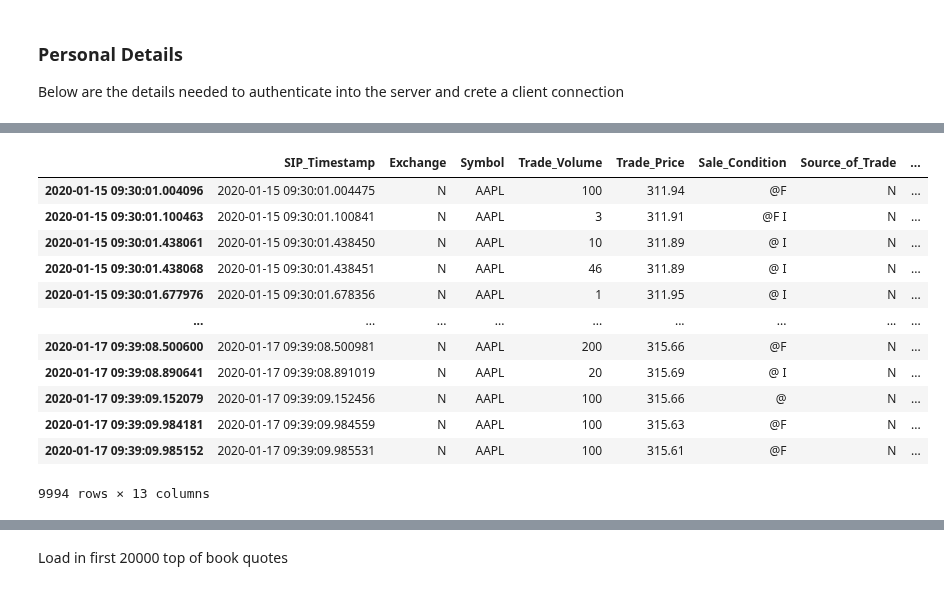
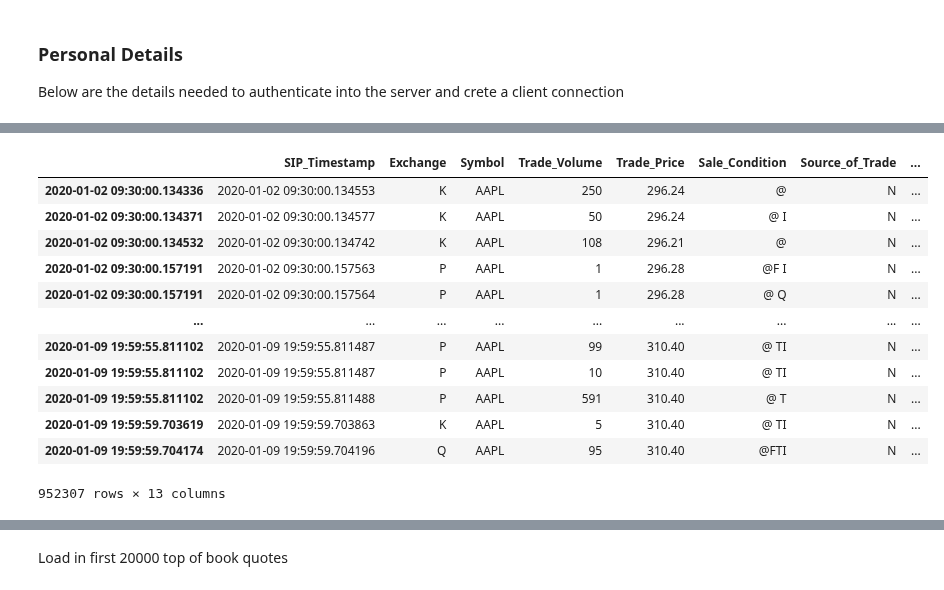
Before and after one commit to AMS-QF/TAQ-Data, a Jupyter notebook: Example_Data_NB.ipynb, the cells around one changed output, grey strips where cells are left out. Saved outputs shown, nothing was run; the diff lists cells and outputs as text; code cells hidden in the pictures.

```diff
--- a/Example_Data_NB.ipynb
+++ b/Example_Data_NB.ipynb
@@ -54,21 +56,21 @@ Trade Query for N AAPL 2020-01-15 2020-01-30
 INFO:paramiko.transport.sftp:[chan 1] Opened sftp connection (server version 3)
 # %%
-trades=pd.read_csv('data/AAPL_trades.csv',nrows=10000)
+trades=pd.read_csv('data/AAPL_trades.csv')
 trades=clean_trades(trades)
 trades.to_csv('data/cleaned_trades.csv')
 trades
 # %% [output]
 |  | SIP_Timestamp | Exchange | Symbol | Trade_Volume | Trade_Price | Sale_Condition | Source_of_Trade | ... |
-| 2020-01-15 09:30:01.004096 | 2020-01-15 09:30:01.004475 | N | AAPL | 100 | 311.94 | @F | N | ... |
-| 2020-01-15 09:30:01.100463 | 2020-01-15 09:30:01.100841 | N | AAPL | 3 | 311.91 | @F I | N | ... |
-| 2020-01-15 09:30:01.438061 | 2020-01-15 09:30:01.438450 | N | AAPL | 10 | 311.89 | @ I | N | ... |
-| 2020-01-15 09:30:01.438068 | 2020-01-15 09:30:01.438451 | N | AAPL | 46 | 311.89 | @ I | N | ... |
-| 2020-01-15 09:30:01.677976 | 2020-01-15 09:30:01.678356 | N | AAPL | 1 | 311.95 | @ I | N | ... |
+| 2020-01-02 09:30:00.134336 | 2020-01-02 09:30:00.134553 | K | AAPL | 250 | 296.24 | @ | N | ... |
+| 2020-01-02 09:30:00.134371 | 2020-01-02 09:30:00.134577 | K | AAPL | 50 | 296.24 | @ I | N | ... |
+| 2020-01-02 09:30:00.134532 | 2020-01-02 09:30:00.134742 | K | AAPL | 108 | 296.21 | @ | N | ... |
+| 2020-01-02 09:30:00.157191 | 2020-01-02 09:30:00.157563 | P | AAPL | 1 | 296.28 | @F I | N | ... |
+| 2020-01-02 09:30:00.157191 | 2020-01-02 09:30:00.157564 | P | AAPL | 1 | 296.28 | @ Q | N | ... |
 | ... | ... | ... | ... | ... | ... | ... | ... | ... |
-| 2020-01-17 09:39:08.500600 | 2020-01-17 09:39:08.500981 | N | AAPL | 200 | 315.66 | @F | N | ... |
-| 2020-01-17 09:39:08.890641 | 2020-01-17 09:39:08.891019 | N | AAPL | 20 | 315.69 | @ I | N | ... |
-| 2020-01-17 09:39:09.152079 | 2020-01-17 09:39:09.152456 | N | AAPL | 100 | 315.66 | @ | N | ... |
-| 2020-01-17 09:39:09.984181 | 2020-01-17 09:39:09.984559 | N | AAPL | 100 | 315.63 | @F | N | ... |
-| 2020-01-17 09:39:09.985152 | 2020-01-17 09:39:09.985531 | N | AAPL | 100 | 315.61 | @F | N | ... |
+| 2020-01-09 19:59:55.811102 | 2020-01-09 19:59:55.811487 | P | AAPL | 99 | 310.40 | @ TI | N | ... |
+| 2020-01-09 19:59:55.811102 | 2020-01-09 19:59:55.811487 | P | AAPL | 10 | 310.40 | @ TI | N | ... |
+| 2020-01-09 19:59:55.811102 | 2020-01-09 19:59:55.811488 | P | AAPL | 591 | 310.40 | @ T | N | ... |
+| 2020-01-09 19:59:59.703619 | 2020-01-09 19:59:59.703863 | K | AAPL | 5 | 310.40 | @ TI | N | ... |
+| 2020-01-09 19:59:59.704174 | 2020-01-09 19:59:59.704196 | Q | AAPL | 95 | 310.40 | @FTI | N | ... |
-9994 rows × 13 columns
+952307 rows × 13 columns
 # %%
```
Also changed, not shown: parts of 15 cells of this notebook.
